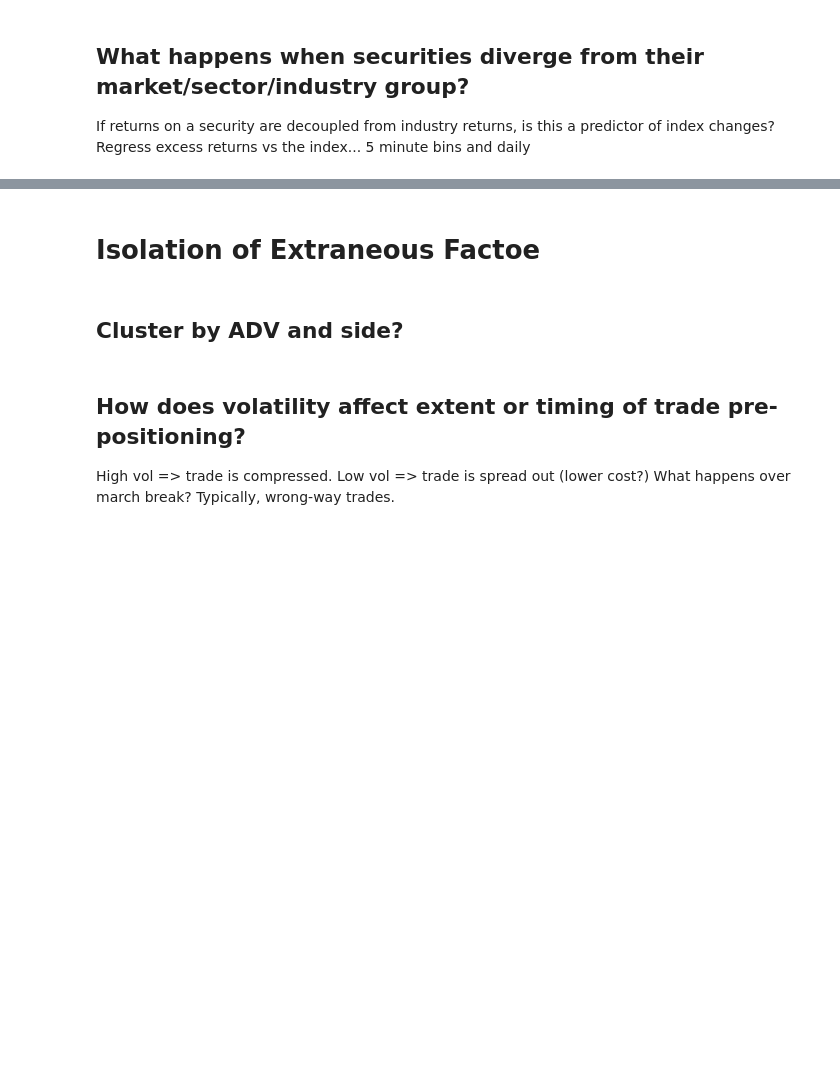
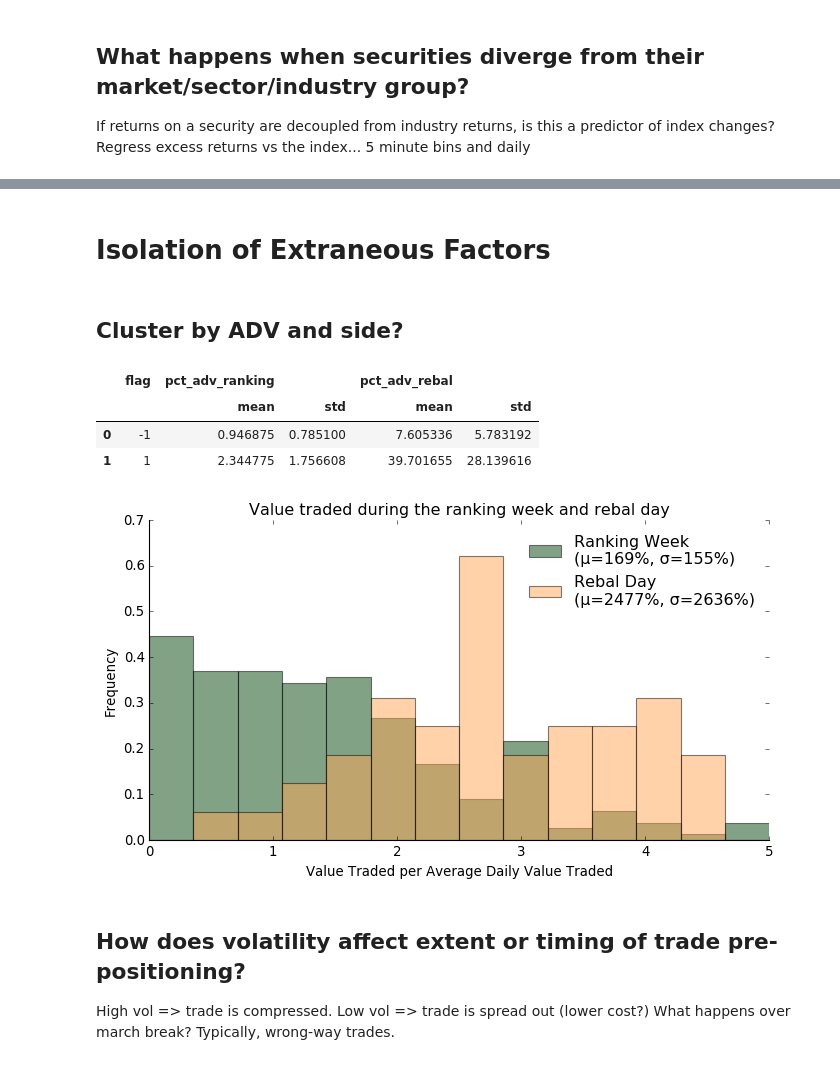
Before and after one commit to ebryce/Portfolio-Risk, a Jupyter notebook: thesis.ipynb, the cells around one changed output, grey strips where cells are left out. Saved outputs shown, nothing was run; the diff lists cells and outputs as text; code cells hidden in the pictures; blank space fills up the shorter version.

```diff
--- a/thesis.ipynb
+++ b/thesis.ipynb
@@ -579,7 +619,69 @@ If returns on a security are decoupled from industry returns, is this a predicto
 # %% [markdown]
-# Isolation of Extraneous Factoe
+# Isolation of Extraneous Factors
 # %% [markdown]
 ## Cluster by ADV and side?
+# %%
+df['value_traded'] = df['px']*df['vol']
+adv = df.loc[df['d']<0].groupby(by=['ticker'])['value_traded'].mean().reset_index()
+adv.columns = ['ticker','advalue']
+df = df.merge(adv, on=['ticker'], how='left')
+df['pct_advalue'] = df['value_traded']/df['advalue']
+# %%
+adv_ranking = df.loc[df['date'].between(df['rebal_ranking_start'], df['rebal_ranking_end'])].groupby(by=['ticker'])['value_traded'].mean()
+adv_ranking = pd.DataFrame(adv_ranking).reset_index()
+adv_ranking = adv_ranking.merge(adv, on=['ticker'], how='left')
+adv_ranking = adv_ranking.merge(df.loc[df['d']==0][['ticker','value_traded','flag']], on=['ticker'], how='left')
+adv_ranking.columns = ['ticker','adv_ranking','adv','rebal_day','flag']
+
+adv_ranking['pct_adv_ranking'] = adv_ranking['adv_ranking']/adv_ranking['adv']
+adv_ranking['pct_adv_rebal'] = adv_ranking['rebal_day']/adv_ranking['adv']
+
+display(adv_ranking.groupby(by=['flag']).agg({'pct_adv_ranking':['mean','std'],
+                                     'pct_adv_rebal':['mean','std']}).reset_index())
+# %% [output]
+|  | flag | pct_adv_ranking |  | pct_adv_rebal |  |
+|  |  | mean | std | mean | std |
+| 0 | -1 | 0.946875 | 0.785100 | 7.605336 | 5.783192 |
+| 1 | 1 | 2.344775 | 1.756608 | 39.701655 | 28.139616 |
+# %%
+plt.style.use('classic')
+
+time_range = [-7,0]
+
+fig = plt.figure(figsize=(10,5))
+fig.patch.set_facecolor('white')
+ax = fig.add_subplot(1, 1, 1)
+
+ax.spines['left'].set_visible(True)
+ax.spines['top'].set_visible(False)
+ax.spines['right'].set_visible(False)
+ax.spines['bottom'].set_visible(True)
+
+t0 = df[df['d']==time_range[0]][['ticker','rebal_date','flag','px']]
+t1 = df[df['d']==time_range[1]][['ticker','px']]
+delta = pd.merge(left=t0,right=t1, on=['ticker'], suffixes=['0','1'])
+delta['dpx'] = delta['px1']-delta['px0']
+delta['return'] = -delta['dpx']/delta['px0']*delta['flag']
+
+bins = np.linspace(0, 5,15)
+
+plt.hist(adv_ranking['pct_adv_ranking'], color='xkcd:forest green', alpha=0.5, bins=bins, density=True)
+plt.hist(adv_ranking['pct_adv_rebal'], color='xkcd:pale orange', alpha=0.5, bins=bins, density=True)
+
+plt.legend(['Ranking Week\n(μ={Mean}%, σ={Std}%)'.format(Mean=int(round(adv_ranking['pct_adv_ranking'].mean(),2)*100),
+                                                          Std=int(round(adv_ranking['pct_adv_ranking'].std(),2)*100)),
+            'Rebal Day\n(μ={Mean}%, σ={Std}%)'.format(Mean=int(round(adv_ranking['pct_adv_rebal'].mean(),2)*100),
+                                                         Std=int(round(adv_ranking['pct_adv_rebal'].std(),2)*100))],
+            frameon=False, loc='best')
+
+plt.title('Value traded during the ranking week and rebal day')
+plt.xlabel('Value Traded per Average Daily Value Traded')
+plt.ylabel('Frequency')
+plt.ylim([0,0.7])
+plt.show()
+fig.savefig('\\'.join(overleaf+['ADV.png']))
+# %% [output]
+[figure, added]
 # %% [markdown]
 ## How does volatility affect extent or timing of trade pre-positioning?
 
```
Also changed, not shown: parts of 41 cells of this notebook.
